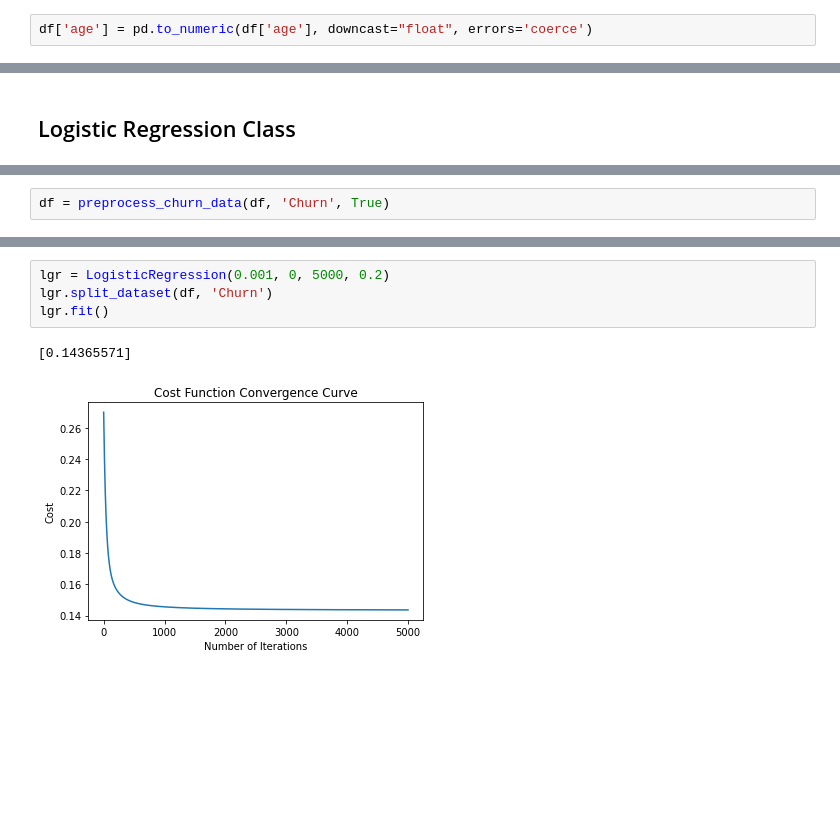
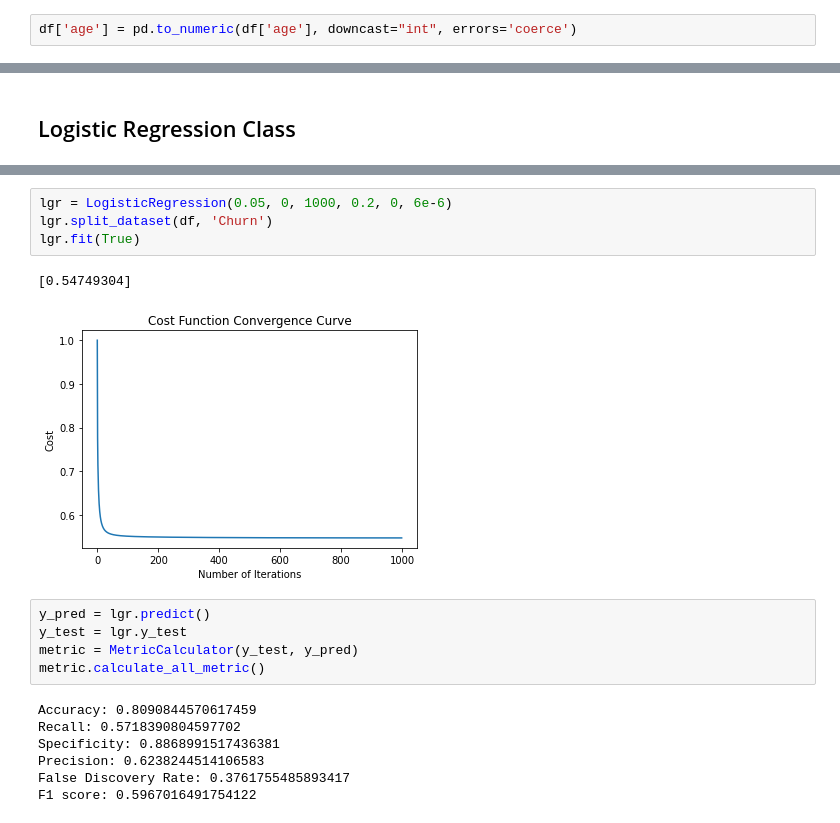
Before and after one commit to AJAkil/ML-Sessional, a Jupyter notebook: Assignment-1/exp.ipynb, the cells around one changed output, grey strips where cells are left out. Drawn from its saved outputs; the diff is of its cells as text; blank space fills up the shorter version.

Commit message:
made f() for other preprocessors, IG and adaboost left

```diff
--- a/Assignment-1/exp.ipynb
+++ b/Assignment-1/exp.ipynb
@@ -741,7 +736,7 @@ get_whitespace_count(df)
 # %% [markdown]
 ### converting 'age' column to numerical value
 # %%
-df['age'] = pd.to_numeric(df['age'], downcast="float", errors='coerce')
+df['age'] = pd.to_numeric(df['age'], downcast="int", errors='coerce')
 # %% [markdown]
 ### replacing categorical missing values with the most frequent data
 # %%
@@ -1403,2 +1624,0 @@ df = pd.read_csv('./data/cust_churn.csv')
-# %%
-df = preprocess_churn_data(df, 'Churn', True)
@@ -1423,10 +1625,22 @@ categorical_cols: ['gender', 'StreamingTV', 'MultipleLines', 'OnlineSecurity', '
 # %%
-lgr = LogisticRegression(0.001, 0, 5000, 0.2)
+lgr = LogisticRegression(0.05, 0, 1000, 0.2, 0, 6e-6)
 lgr.split_dataset(df, 'Churn')
-lgr.fit()
+lgr.fit(True)
 # %% [output]
-[0.14365571]
+[0.54749304]
-[figure, old version]
+[figure, new version]
+# %%
+y_pred = lgr.predict()
+y_test = lgr.y_test
+metric = MetricCalculator(y_test, y_pred)
+metric.calculate_all_metric()
+# %% [output]
+Accuracy: 0.8090844570617459
+Recall: 0.5718390804597702
+Specificity: 0.8868991517436381
+Precision: 0.6238244514106583
+False Discovery Rate: 0.3761755485893417
+F1 score: 0.5967016491754122
 # %%
 y_pred = lgr.predict()
 y_test = lgr.y_test
```
Also changed, not shown: parts of 45 cells of this notebook, 1 other file.
